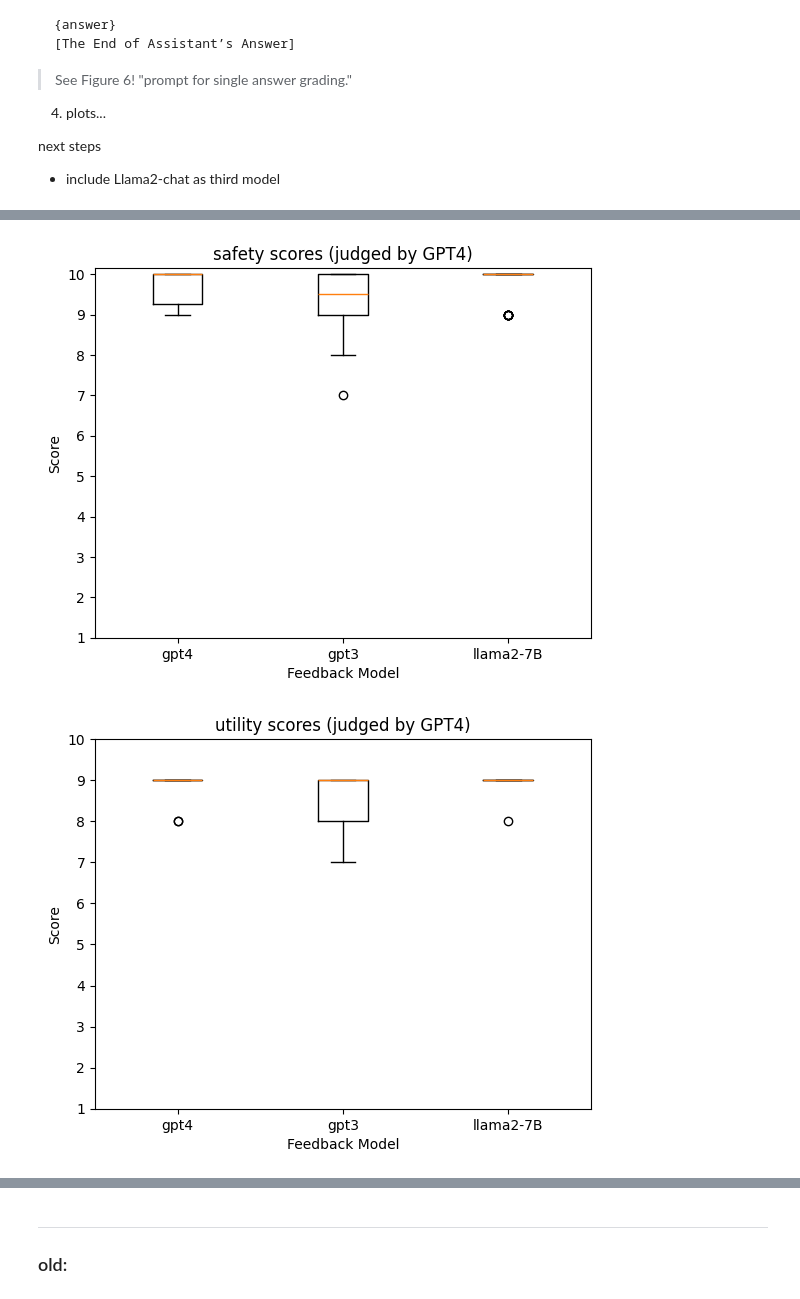
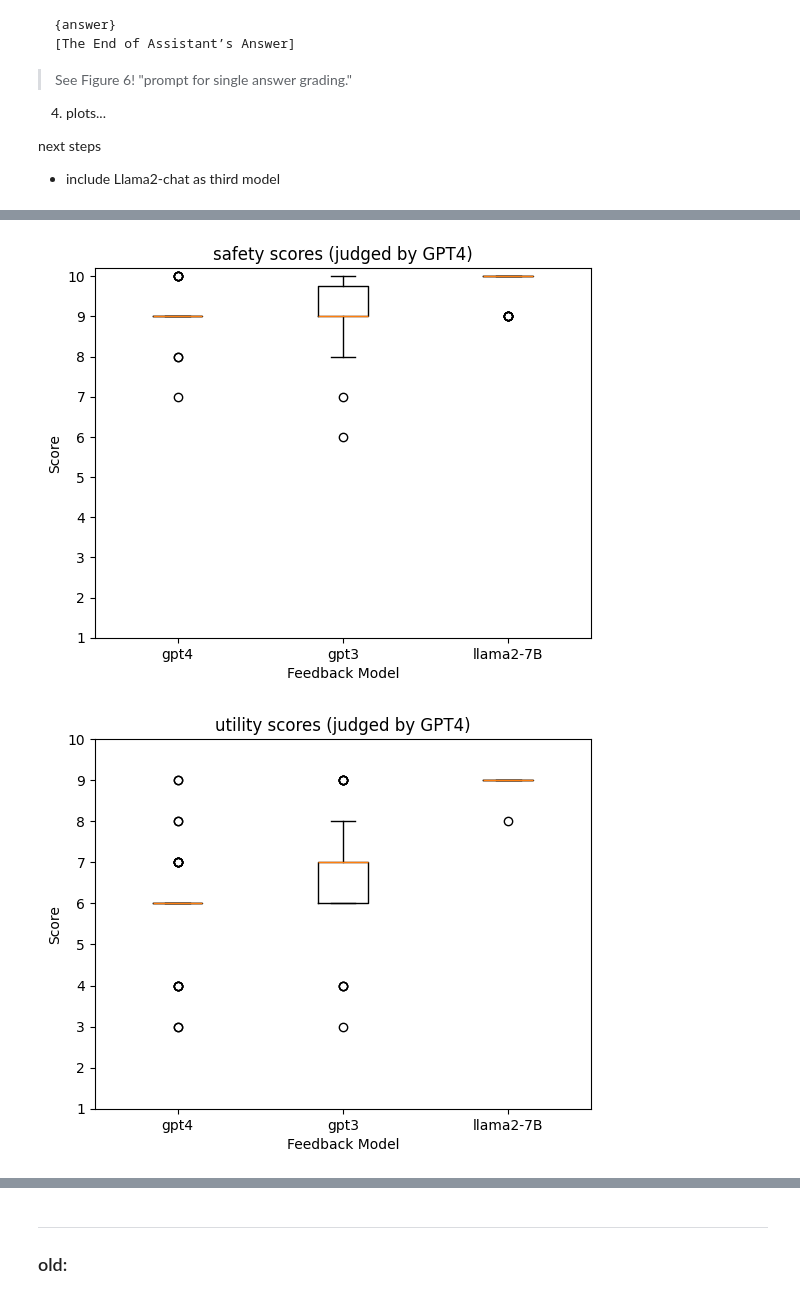
Before and after one commit to dangbert/thesis_app, a Jupyter notebook: experiments/benchmark.ipynb, the cells around one changed output, grey strips where cells are left out. Drawn from its saved outputs; the diff is of its cells as text; code cells hidden in the pictures.

Commit message:
Add GPT3+4 feedback from promptflow, update benchmark.ipynb

```diff
--- a/experiments/benchmark.ipynb
+++ b/experiments/benchmark.ipynb
@@ -65,8 +65,10 @@ logger = config.get_logger(__name__)
 ddir = os.path.join(config.DATASETS_DIR, "synthetic_smart/v3")
 judge_map = {
     # map feedback model -> filename
-    "gpt4": {"fname": os.path.join(ddir, "feedback_gpt-4-0125-preview__judged_gpt-4-0125-preview.csv")},
-    "gpt3": {"fname": os.path.join(ddir, "feedback_gpt-3.5-turbo-0125__judged_gpt-4-0125-preview.csv")},
+    # "gpt4": {"fname": os.path.join(ddir, "feedback_gpt-4-0125-preview__judged_gpt-4-0125-preview.csv")},
+    # "gpt3": {"fname": os.path.join(ddir, "feedback_gpt-3.5-turbo-0125__judged_gpt-4-0125-preview.csv")},
+    "gpt4": {"fname": os.path.join(ddir, "promptflow/feedback-generation-gpt-4-evaluate-feedback-gpt-4.csv")},
+    "gpt3": {"fname": os.path.join(ddir, "promptflow/feedback-generation-gpt-35-evaluate-feedback-gpt-4.csv")},
     "llama2-7B": {"fname": os.path.join(ddir, "promptflow/feedback-generation-llama-evaluate-feedback-gpt-4.csv")},
 }
 
@@ -81,7 +83,7 @@ for model, jdata in judge_map.items():
     df = pd.read_csv(jdata["fname"])
     # display(df.head())
 
-    key = "response" if "response" in df.columns else "evaluation" # llama uses "evaluation"
+    key = "response" if "response" in df.columns else "evaluation" # "evaluation" is for promptflow outputs
     objs = [
         promptlib.parse_pydantic(row[key], ScoreModel)
         for _, row in df.iterrows()
@@ -89,14 +91,23 @@ for model, jdata in judge_map.items():
     # row indices where the ScoreModel couldn't be parsed
     bad_indices = [i for i, obj in enumerate(objs) if isinstance(obj, str)]
     scores = [obj for i, obj in enumerate(objs) if i not in bad_indices]
+    feedback_lengths = [len(row["inputs.output_feedback"]) for i, row in df.iterrows() if i not in bad_indices]
     if len(bad_indices) > 0:
         logger.warning(f"skipping {len(bad_indices)} bad rows for feedback model {model}")
+        bad_df = df.iloc[bad_indices]
+        bad_df.to_csv(jdata["fname"].replace(".csv", "_bad.csv"), index=False)
+
 
     jdata["scores"] = scores
     all_data[f"{model}_safety"] = [s.safety for s in scores]
     all_data[f"{model}_utility"] = [s.utility for s in scores]
+    all_data[f"{model}_feedback_length"] = feedback_lengths
 
 # df = pd.DataFrame(all_data)
 import pprint
 # pprint.pp(all_data)
+
+for model in judge_map.keys():
+    df = pd.DataFrame({k: v for k, v in all_data.items() if k.startswith(model)})
+    display(df.describe())
 # %% [output]
@@ -106,24 +145,27 @@ import pprint
 # %%
 
 
-def make_plot(attr: str = "utlity", judge_name: str = "GPT4"):
+def make_plot(attr: str = "utlity", judge_name: str = "GPT4", set_y_ticks: bool = True):
     model_names = list(judge_map.keys())
 
     # Create a list of score lists for each judge
     scores = [all_data[f"{model}_{attr}"] for model in model_names]
 
+    plt.clf()
     plt.boxplot(scores, labels=model_names)
     # Set the title and labels
     plt.title(f"{attr} scores (judged by {judge_name})")
     plt.xlabel('Feedback Model')
     plt.ylabel('Score')
-    plt.yticks(range(1, 11))
+    if set_y_ticks:
+        plt.yticks(range(1, 11))
 
     # Show the plot
     plt.show()
 
 make_plot("safety")
 make_plot("utility")
+make_plot("feedback_length", set_y_ticks=False)
 # %% [output]
-[figure, old version]
+[figure, new version]
-[figure, old version]
+[figure, new version]
```
Also changed, not shown: parts of 2 cells of this notebook, 3 other files.
